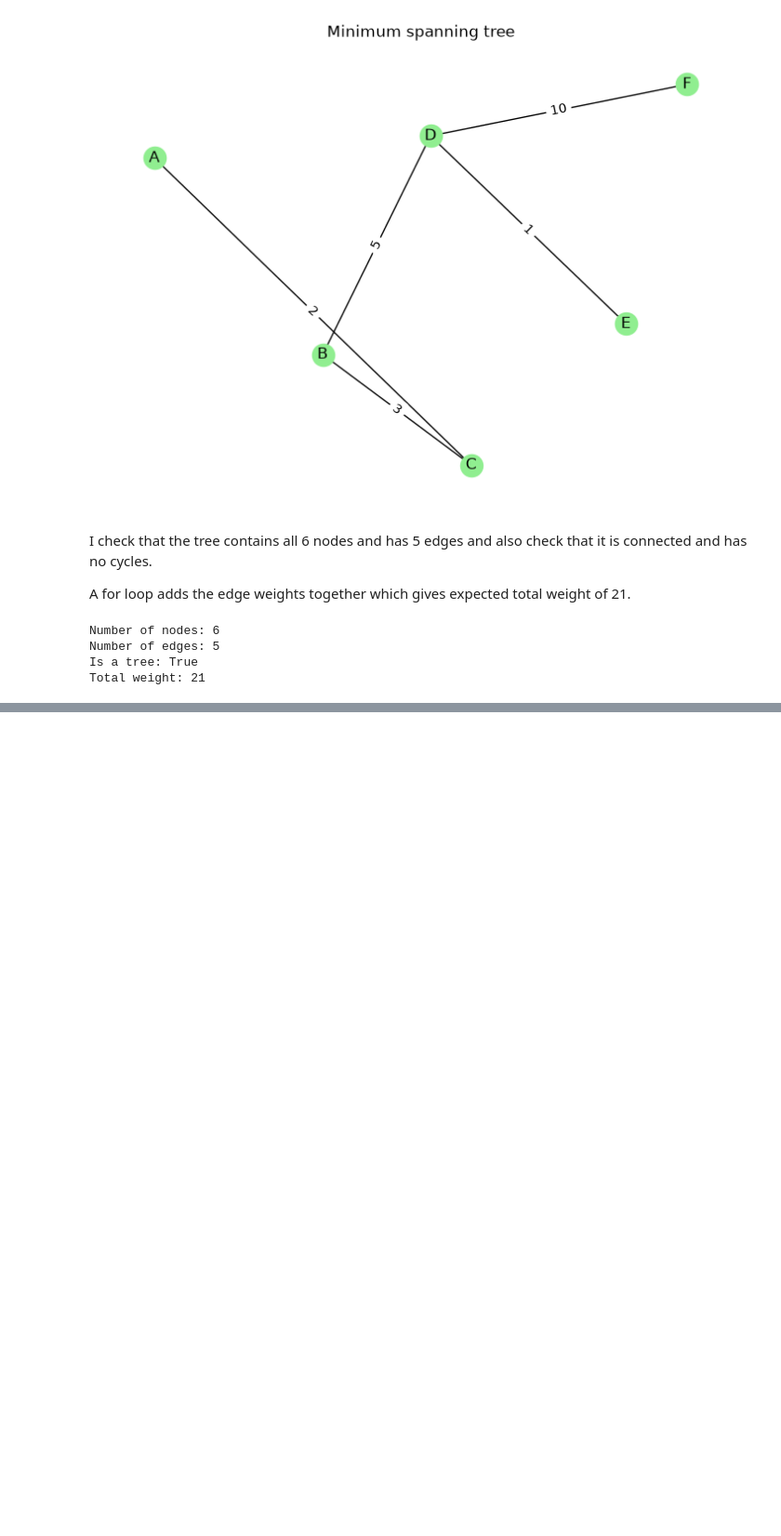
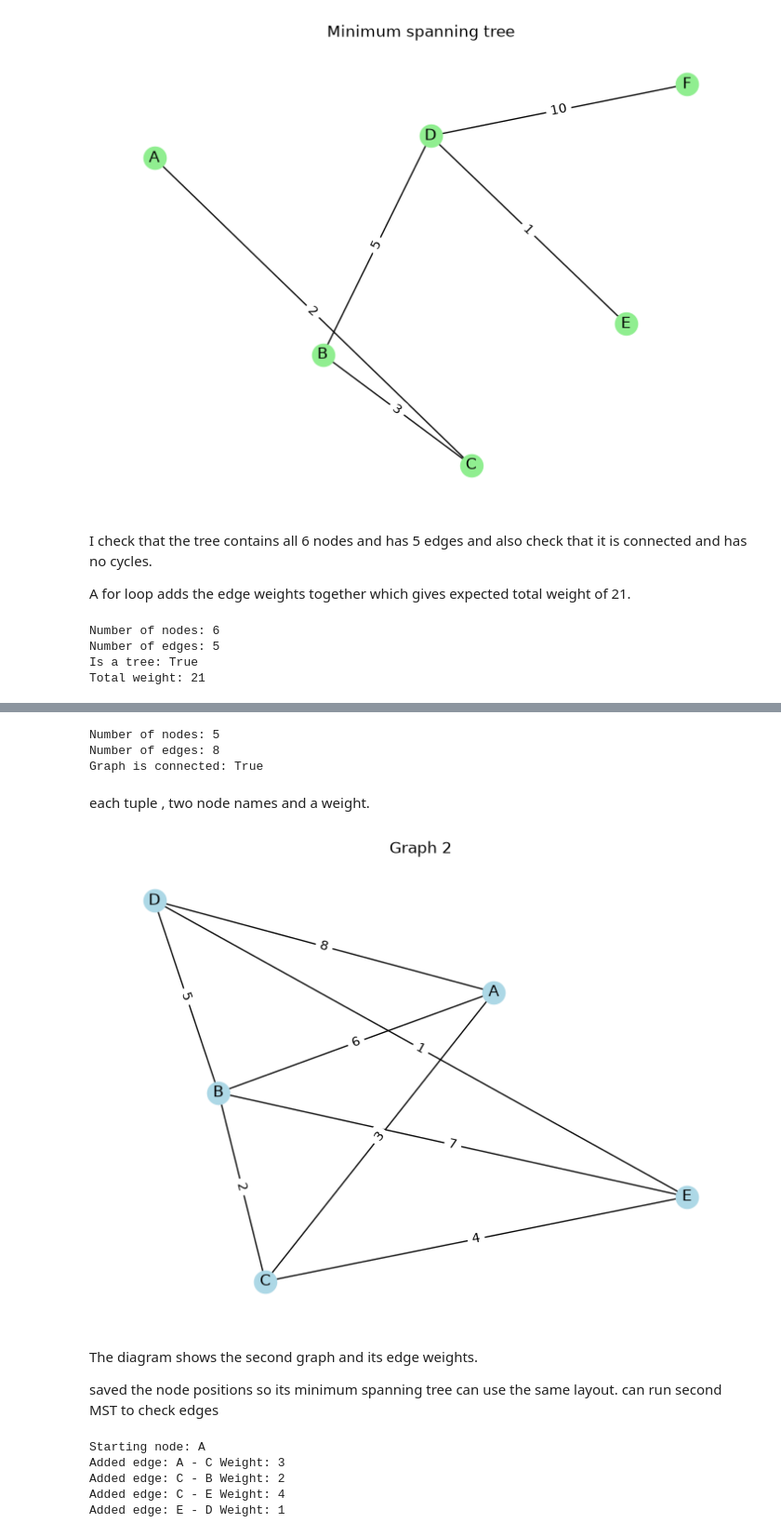
Before and after one commit to janadatatech/dsa2-coursework, a Jupyter notebook: Q2_minimum_spanning_tree.ipynb, the cells around one changed output, grey strips where cells are left out. Shown at 93% size. Cells and saved outputs as stored; diff of their text form; code cells hidden in the pictures; blank space fills up the shorter version.

Commit message:
Test Prim's algorithm on a second graph

```diff
--- a/Q2_minimum_spanning_tree.ipynb
+++ b/Q2_minimum_spanning_tree.ipynb
@@ -161,0 +168,46 @@ Total weight: 21
+# %%
+graph2 = nx.Graph()
+edges2 = [
+    ("A", "B", 6),
+    ("A", "C", 3),
+    ("A", "D", 8),
+    ("B", "C", 2),
+    ("B", "D", 5),
+    ("B", "E", 7),
+    ("C", "E", 4),
+    ("D", "E", 1)
+]
+for node1, node2, weight in edges2:
+    graph2.add_edge(node1, node2, weight=weight)
+print("Number of nodes:", graph2.number_of_nodes())
+print("Number of edges:", graph2.number_of_edges())
+print("Graph is connected:", nx.is_connected(graph2))
+# %% [output]
+Number of nodes: 5
+Number of edges: 8
+Graph is connected: True
+# %% [markdown]
+each tuple , two node names and a weight.
+# %%
+positions2 = nx.spring_layout(graph2, seed=1)
+plt.figure(figsize=(7, 5))
+nx.draw(graph2, positions2, with_labels=True, node_color="lightblue")
+weights2 = nx.get_edge_attributes(graph2, "weight")
+nx.draw_networkx_edge_labels(graph2, positions2, edge_labels=weights2)
+plt.title("Graph 2")
+plt.axis("off")
+plt.show()
+# %% [output]
+[figure, added]
+# %% [markdown]
+The diagram shows the second graph and its edge weights.
+
+saved the node positions so its minimum spanning tree can use the same layout. can run second MST to check edges
+# %%
+mst2 = MyMinimumSpanningTree(graph2)
+# %% [output]
+Starting node: A
+Added edge: A - C Weight: 3
+Added edge: C - B Weight: 2
+Added edge: C - E Weight: 4
+Added edge: E - D Weight: 1
```
Also changed, not shown: parts of 5 cells of this notebook.
